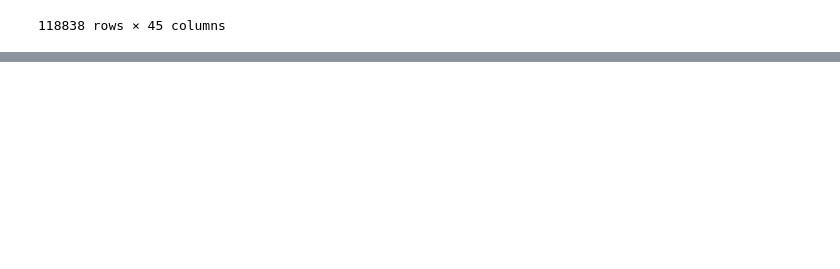
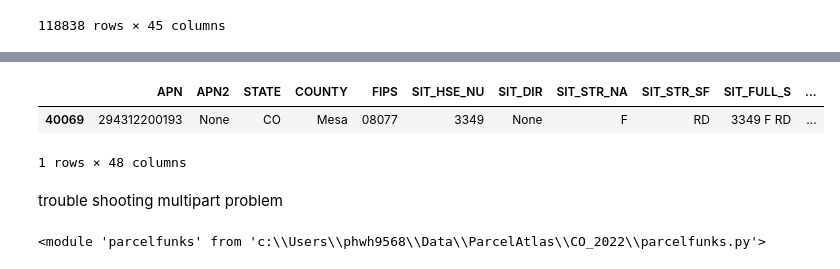
Before and after one commit to whitephil/parcel-mhp, a Jupyter notebook: within_near.ipynb, the cells around one changed output, grey strips where cells are left out. Drawn from its saved outputs; the diff is of its cells as text; code cells hidden in the pictures; blank space fills up the shorter version.

```diff
--- a/within_near.ipynb
+++ b/within_near.ipynb
@@ -447,0 +453,3 @@ winsound.Beep(freq, duration)
+# %%
+mesa = os.path.join(co_22_dir,'counties','08077','parcels.shp')
+mesaBlgs = os.path.join(co_22_dir,'counties','08077','08077_buildings.shp')
@@ -447,0 +458,8 @@ winsound.Beep(freq, duration)
+# %%
+mesaParcels = gpd.read_file(mesa).to_crs('ESRI:102003')
+mesaBuildings = gpd.read_file(mesaBlgs).to_crs('ESRI:102003')
+# %%
+mesaParcels.drop_duplicates(subset=['geometry'], inplace=True)
+mesaParcels = mesaParcels.explode(index_parts=False)
+# %%
+mesaJoins = gpd.sjoin(mesaParcels,mesaBuildings,predicate='contains')
@@ -447,0 +479,8 @@ winsound.Beep(freq, duration)
+# %%
+mesaJoins.loc[mesaJoins['APN'] == '294312200193']
+# %% [output]
+|  | APN | APN2 | STATE | COUNTY | FIPS | SIT_HSE_NU | SIT_DIR | SIT_STR_NA | SIT_STR_SF | SIT_FULL_S | ... |
+| 40069 | 294312200193 | None | CO | Mesa | 08077 | 3349 | None | F | RD | 3349 F RD | ... |
+1 rows × 48 columns
+# %% [markdown]
+trouble shooting multipart problem
@@ -447,0 +489,4 @@ winsound.Beep(freq, duration)
+# %%
+importlib.reload(parcelfunks)
+# %% [output]
+<module 'parcelfunks' from 'c:\\Users\\phwh9568\\Data\\ParcelAtlas\\CO_2022\\parcelfunks.py'>
```
Also changed, not shown: parts of 70 cells of this notebook, 2 other files.
